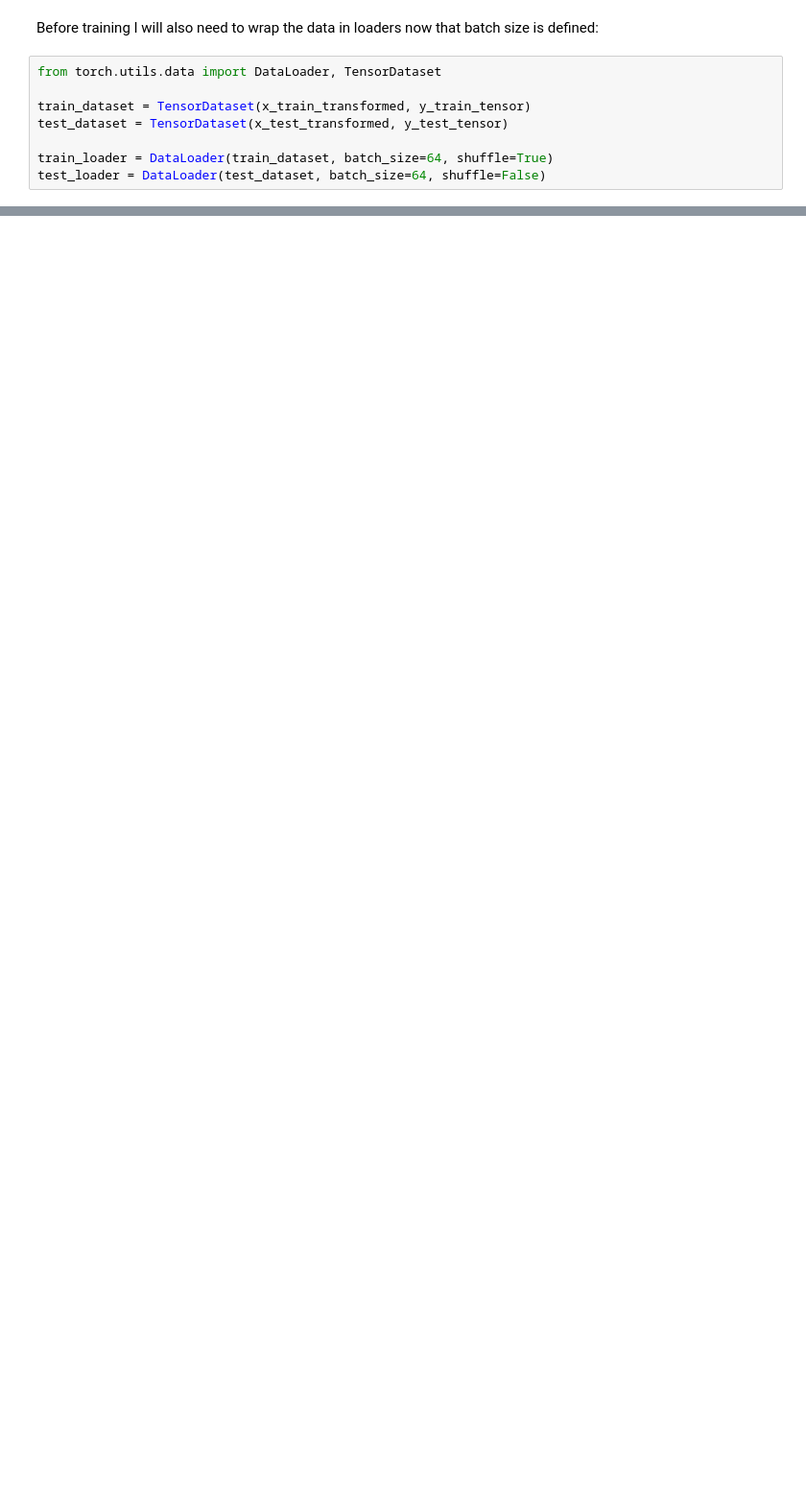
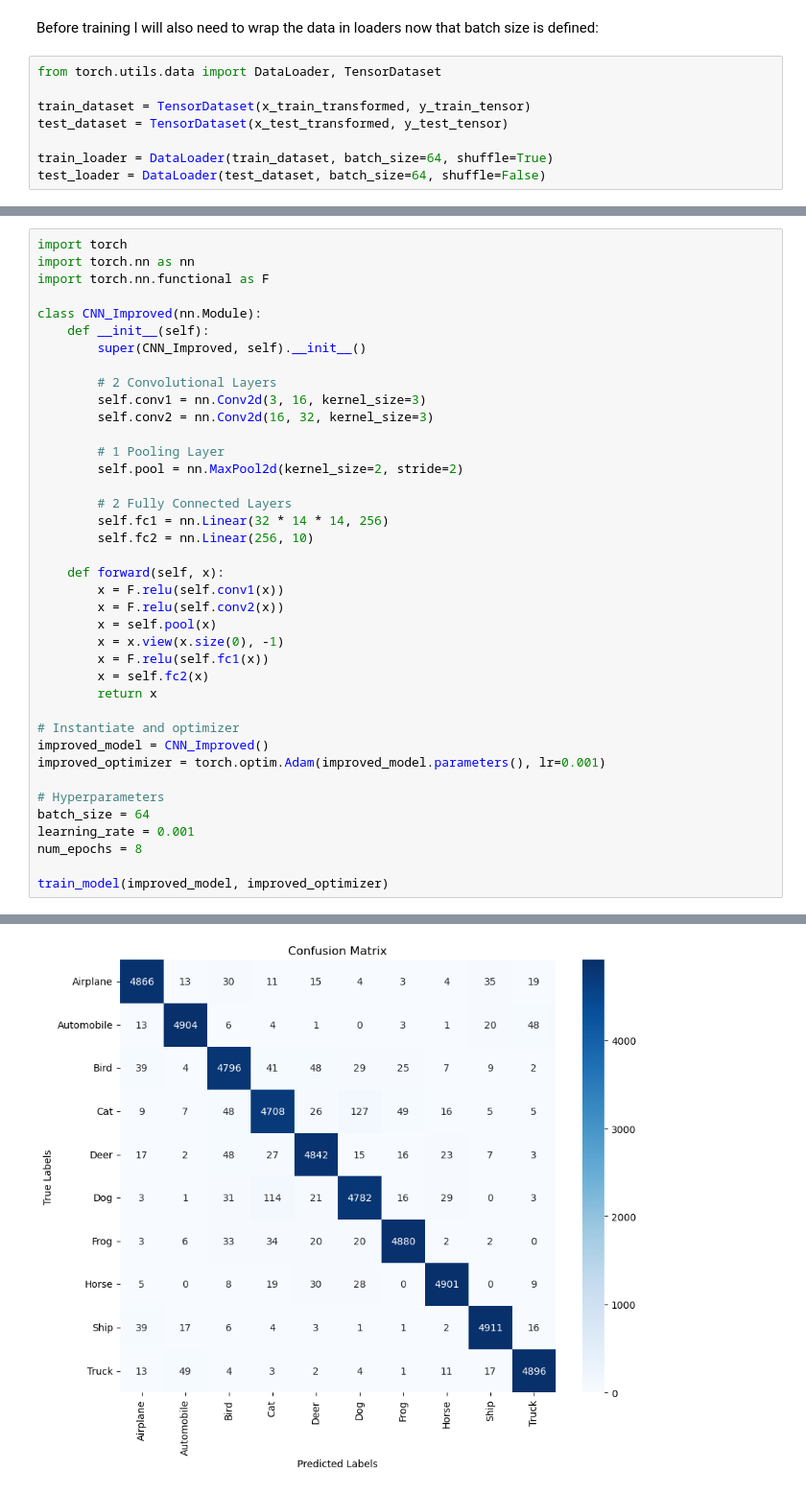
Before and after one commit to zcityuni/IN3063-coursework, a Jupyter notebook: Task2.ipynb, the cells around one changed output, grey strips where cells are left out. Shown at 96% size. Saved outputs shown, nothing was run; the diff lists cells and outputs as text; blank space fills up the shorter version.

```diff
--- a/Task2.ipynb
+++ b/Task2.ipynb
@@ -200,0 +276,40 @@ I first want to experiment with adding 1 more convolutional layer and 1 more ful
+# %%
+import torch
+import torch.nn as nn
+import torch.nn.functional as F
+
+class CNN_Improved(nn.Module):
+    def __init__(self):
+        super(CNN_Improved, self).__init__()
+
+        # 2 Convolutional Layers
+        self.conv1 = nn.Conv2d(3, 16, kernel_size=3)
+        self.conv2 = nn.Conv2d(16, 32, kernel_size=3)
+
+        # 1 Pooling Layer
+        self.pool = nn.MaxPool2d(kernel_size=2, stride=2)
+
+        # 2 Fully Connected Layers
+        self.fc1 = nn.Linear(32 * 14 * 14, 256)
+        self.fc2 = nn.Linear(256, 10)
+
+    def forward(self, x):
+        x = F.relu(self.conv1(x))
+        x = F.relu(self.conv2(x))
+        x = self.pool(x)
+        x = x.view(x.size(0), -1)
+        x = F.relu(self.fc1(x))
+        x = self.fc2(x)
+        return x
+
+# Instantiate and optimizer
+improved_model = CNN_Improved()
+improved_optimizer = torch.optim.Adam(improved_model.parameters(), lr=0.001)
+
+# Hyperparameters
+batch_size = 64
+learning_rate = 0.001
+num_epochs = 8
+
+train_model(improved_model, improved_optimizer)
+# %% [output]
@@ -200,0 +332 @@ I first want to experiment with adding 1 more convolutional layer and 1 more ful
+[figure, added]
```
Also changed, not shown: parts of 9 cells of this notebook.
